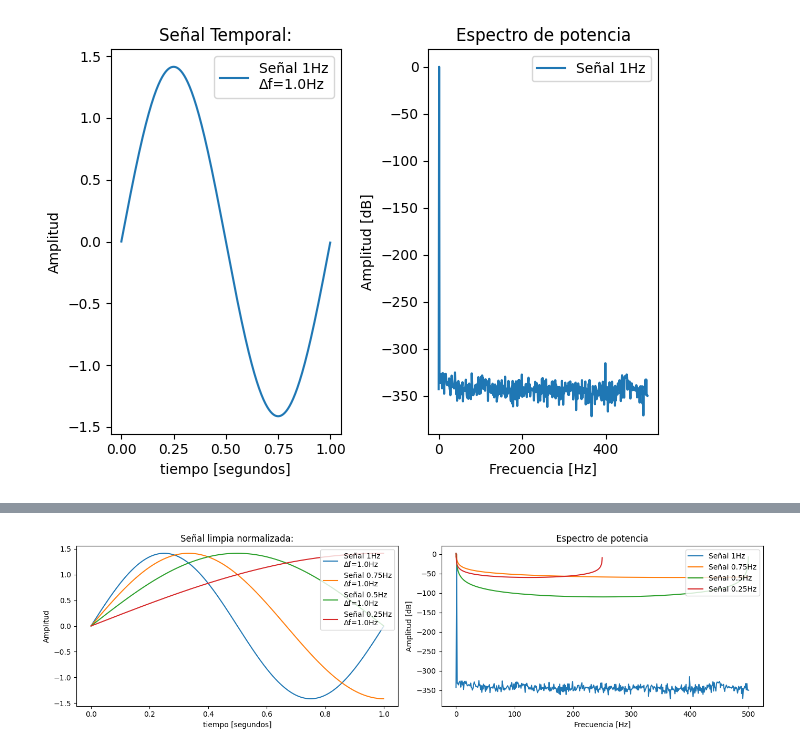
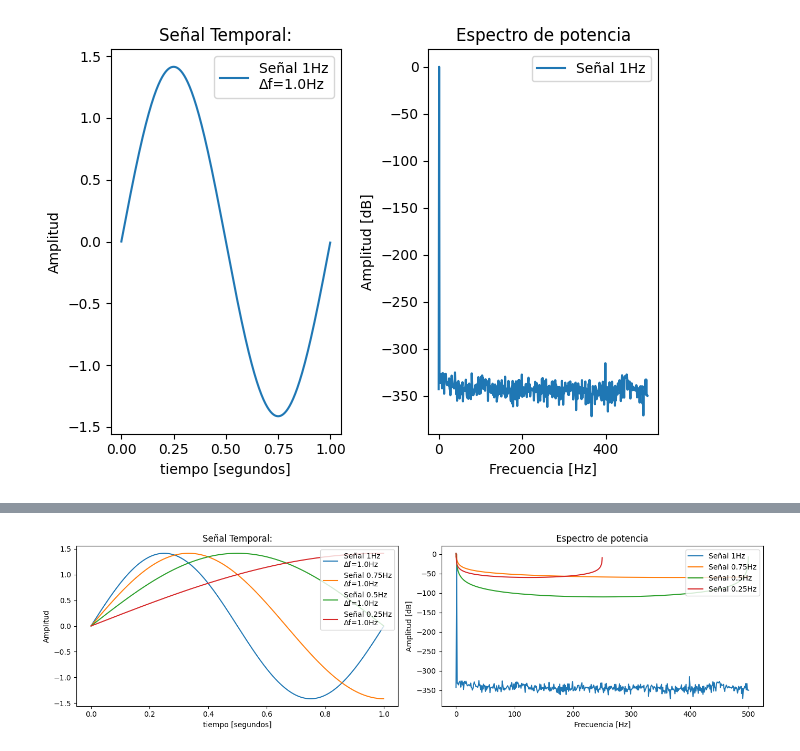
Before and after one commit to smithcamila2003/APS, a Jupyter notebook: FFT_experiencia1.ipynb, the cells around one changed output, grey strips where cells are left out. Saved outputs shown, nothing was run; the diff lists cells and outputs as text; code cells hidden in the pictures.

```diff
--- a/FFT_experiencia1.ipynb
+++ b/FFT_experiencia1.ipynb
@@ -136,7 +136,7 @@ plt.plot(tt_1, xx_1, label=f'Señal {ff[1]}Hz\nΔf={fs/N:.1f}Hz', color = 'C1')
 plt.plot(tt_2, xx_2, label=f'Señal {ff[2]}Hz\nΔf={fs/N:.1f}Hz', color = 'C2')
 plt.plot(tt_3, xx_3, label=f'Señal {ff[3]}Hz\nΔf={fs/N:.1f}Hz', color = 'C3')
 plt.legend(loc='upper right')
-plt.title("Señal limpia normalizada:")
+plt.title("Señal Temporal:")
 plt.xlabel("tiempo [segundos]")
 plt.ylabel("Amplitud")
 
@@ -145,31 +145,31 @@ plt.subplot(1,2,2)
 ft_As_0 = 1/N * np.fft.fft(xx_0)
 ffx_0 = np.linspace(0, (N-1)*ff[0], N) #eje frecuencial
 bfrec_0 = ffx_0 <= fs/2
 plt.plot( ffx_0[bfrec_0], 10* np.log10(2*np.abs(ft_As_0[bfrec_0])**2), color='C0', ls='solid', label=f'Señal {ff[0]}Hz' )
 
 ft_As_1 = 1/N * np.fft.fft(xx_1)
 ffx_1 = np.linspace(0, (N-1)*ff[1], N) #eje frecuencial
 bfrec_1 = ffx_1 <= fs/2
 plt.plot( ffx_1[bfrec_1], 10* np.log10(2*np.abs(ft_As_1[bfrec_1])**2), color='C1', ls='solid', label=f'Señal {ff[1]}Hz' )
 
 ft_As_2 = 1/N * np.fft.fft(xx_2)
 ffx_2 = np.linspace(0, (N-1)*ff[2], N) #eje frecuencial
 bfrec_2 = ffx_2 <= fs/2
 plt.plot( ffx_2[bfrec_2], 10* np.log10(2*np.abs(ft_As_2[bfrec_2])**2), color='C2', ls='solid', label=f'Señal {ff[2]}Hz' )
 
 ft_As_3 = 1/N * np.fft.fft(xx_3)
 ffx_3 = np.linspace(0, (N-1)*ff[3], N) #eje frecuencial
 bfrec_3 = ffx_3 <= fs/2
 plt.plot( ffx_3[bfrec_3], 10* np.log10(2*np.abs(ft_As_3[bfrec_3])**2), color='C3', ls='solid', label=f'Señal {ff[3]}Hz' )
 
 plt.legend(loc='upper right')
 plt.title("Espectro de potencia")
 plt.xlabel("Frecuencia [Hz]")
 plt.ylabel("Amplitud [dB]")
 
 
 plt.tight_layout()
 
 plt.show()
 # %% [output]
-[figure, old version]
+[figure, new version]
```
Also changed, not shown: parts of 1 cell of this notebook.
